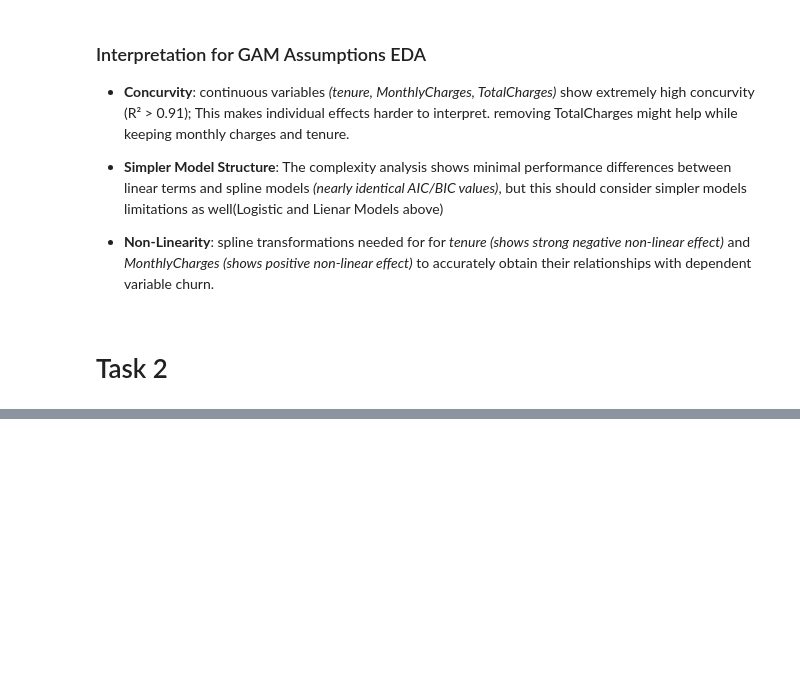
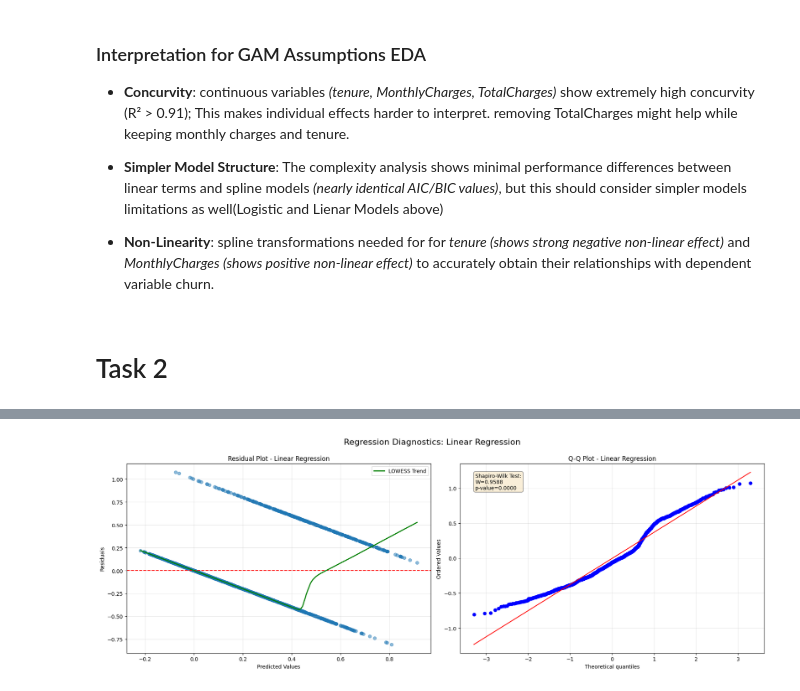
Before and after one commit to U1186204/XAI-Interpretable-Machine-Learning, a Jupyter notebook: Interpretable_ML_Chris.ipynb, the cells around one changed output, grey strips where cells are left out. Drawn from its saved outputs; the diff is of its cells as text; code cells hidden in the pictures; blank space fills up the shorter version.

```diff
--- a/Interpretable_ML_Chris.ipynb
+++ b/Interpretable_ML_Chris.ipynb
@@ -1684,0 +1733,17 @@ Model Complexity vs. Performance Results:
+# %%
+def evaluate_model(model, X_train, X_test, y_train, y_test, model_name):
+    model.fit(X_train, y_train)
+    y_pred = model.predict(X_test)
+    mse = mean_squared_error(y_test, y_pred)
+    r2 = r2_score(y_test, y_pred)
+
+    print(f"\n{model_name}:")
+    print(f"MSE: {mse:.4f}")
+    print(f"R2 Score: {r2:.4f}")
+
+    return model, y_pred
+# %%
+# Fit models
+lr_model, lr_pred = evaluate_model(LinearRegression(), X_train_scaled, X_test_scaled, y_train, y_test, "Linear Regression")
+#Show Accuracy
+print(f"Linear Regression Accuracy: {accuracy_score(y_test, np.round(lr_pred)):.4f}")
@@ -1684,0 +1776,60 @@ Model Complexity vs. Performance Results:
+# %%
+def plot_regression_diagnostics(y_test, y_pred, model_name):
+    residuals = y_test - y_pred
+
+    # Create figure with 1 row and 2 columns
+    fig, (ax1, ax2) = plt.subplots(1, 2, figsize=(18, 6))
+
+    # Residual Plot (left subplot)
+    ax1.scatter(y_pred, residuals, alpha=0.5)
+    ax1.set_xlabel('Predicted Values')
+    ax1.set_ylabel('Residuals')
+    ax1.set_title(f'Residual Plot - {model_name}')
+    ax1.axhline(y=0, color='r', linestyle='--')
+
+    # Add a LOWESS smoother to check for patterns
+    lowess_result = lowess(residuals, y_pred, frac=0.6)
+    ax1.plot(lowess_result[:, 0], lowess_result[:, 1], 'g-', linewidth=2, label='LOWESS Trend')
+    ax1.legend()
+    ax1.grid(True, alpha=0.3)
+
+    # Q-Q Plot (right subplot)
+    stats.probplot(residuals, plot=ax2)
+    ax2.set_title(f'Q-Q Plot - {model_name}')
+    ax2.grid(True, alpha=0.3)
+
+    # Add statistical test results as text
+    shapiro_test = stats.shapiro(residuals)
+    props = dict(boxstyle='round', facecolor='wheat', alpha=0.5)
+    textstr = '\n'.join((
+        'Shapiro-Wilk Test:',
+        f'W={shapiro_test[0]:.4f}',
+        f'p-value={shapiro_test[1]:.4f}'
+    ))
+    ax2.text(0.05, 0.95, textstr, transform=ax2.transAxes, fontsize=10,
+             verticalalignment='top', bbox=props)
+
+    plt.tight_layout()
+    plt.suptitle(f'Regression Diagnostics: {model_name}', y=1.05, fontsize=16)
+    plt.show()
+
+    # Additional statistics
+    print(f"\nDiagnostic Statistics - {model_name}:")
+    print(f"Mean of Residuals: {np.mean(residuals):.4f}")
+    print(f"Standard Deviation of Residuals: {np.std(residuals):.4f}")
+
+    # Heteroscedasticity test
+    try:
+        X_bp = sm.add_constant(y_pred)
+        bp_test = het_breuschpagan(residuals, X_bp)
+        print(f"\nBreusch-Pagan Test for Heteroscedasticity:")
+        print(f"LM Statistic: {bp_test[0]:.4f}")
+        print(f"p-value: {bp_test[1]:.4f}")
+
+    except Exception as e:
+        print(f"Could not perform heteroscedasticity test: {str(e)}")
+
+# Example usage - only for Linear Regression
+plot_regression_diagnostics(y_test, lr_pred, 'Linear Regression')
+# %% [output]
+[figure, added]
```
Also changed, not shown: parts of 40 cells of this notebook, 3 other files.
